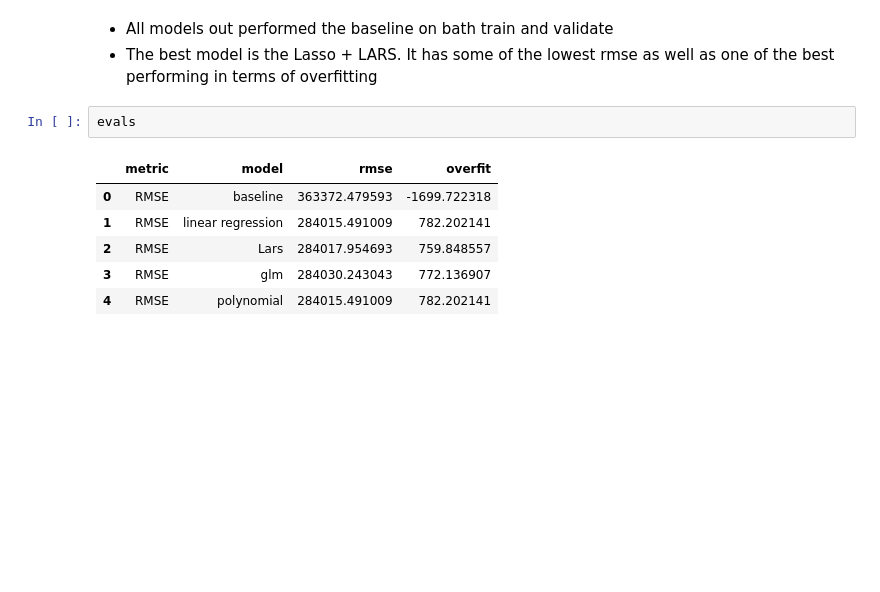
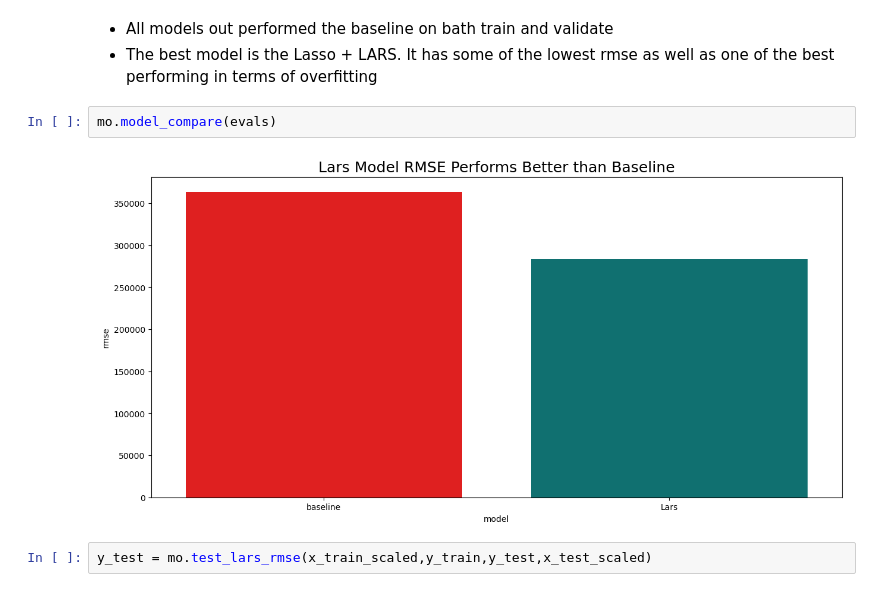
Before and after one commit to brandontnavarrete/estimating-home-value, a Jupyter notebook: final_notebook.ipynb, the cells around one changed output. Drawn from its saved outputs; the diff is of its cells as text; blank space fills up the shorter version.

```diff
--- a/final_notebook.ipynb
+++ b/final_notebook.ipynb
@@ -259,11 +268,8 @@ Difference:  782.2021414007759
 * All models out performed the baseline on bath train and validate
 * The best model is the Lasso + LARS. It has some of the lowest rmse as well as one of the best performing in terms of overfitting
 # %%
-evals
+mo.model_compare(evals)
 # %% [output]
-|  | metric | model | rmse | overfit |
-| 0 | RMSE | baseline | 363372.479593 | -1699.722318 |
-| 1 | RMSE | linear regression | 284015.491009 | 782.202141 |
-| 2 | RMSE | Lars | 284017.954693 | 759.848557 |
-| 3 | RMSE | glm | 284030.243043 | 772.136907 |
-| 4 | RMSE | polynomial | 284015.491009 | 782.202141 |
+[figure, added]
+# %%
+y_test = mo.test_lars_rmse(x_train_scaled,y_train,y_test,x_test_scaled)
```
Also changed, not shown: parts of 24 cells of this notebook, 2 other files.
